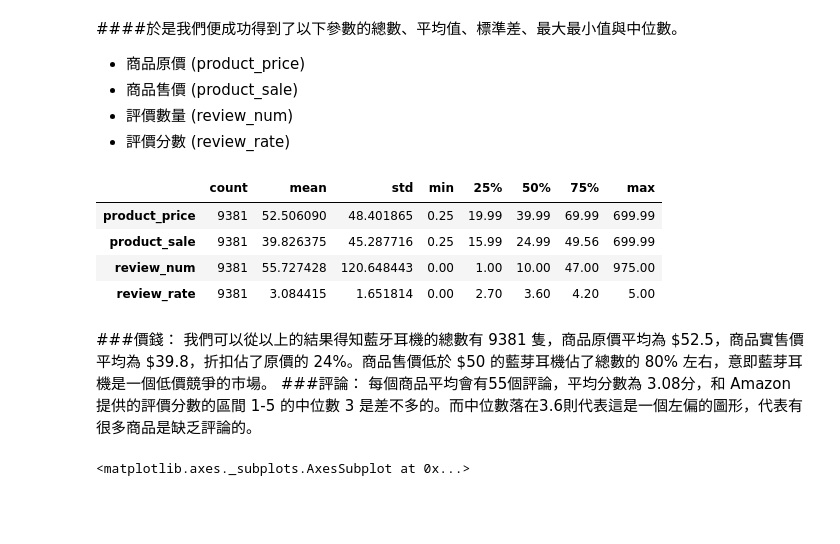
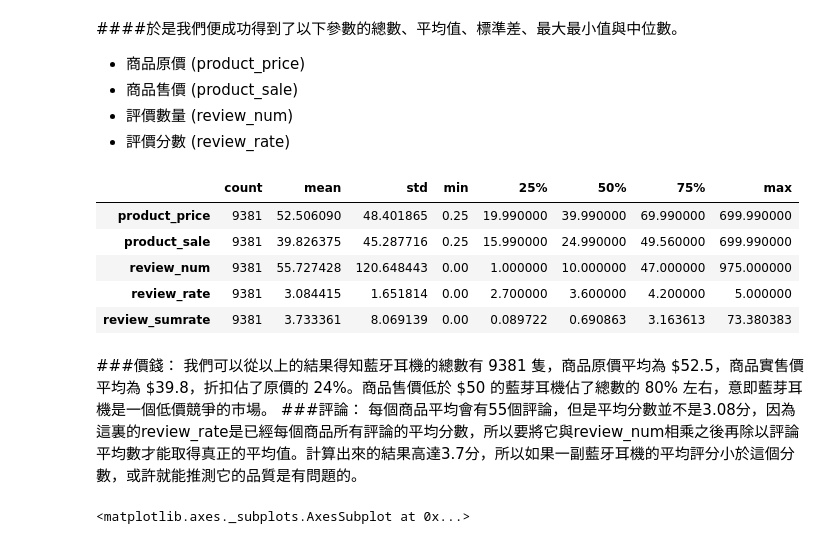
Before and after one commit to paristsai/amazon_review, a Jupyter notebook: analysis/amazon-review.ipynb, the cells around one changed output. Saved outputs shown, nothing was run; the diff lists cells and outputs as text; code cells hidden in the pictures; blank space fills up the shorter version.

```diff
--- a/analysis/amazon-review.ipynb
+++ b/analysis/amazon-review.ipynb
@@ -54,18 +54,20 @@ products = products[products["product_price"] > 0]
 * 評價數量 (review_num)
 * 評價分數 (review_rate)
 # %%
-products[["product_price","product_sale","review_num","review_rate"]].describe().transpose()
+products["review_sumrate"] = products["review_num"] * products["review_rate"] / products["review_num"].mean()
+products[["product_price","product_sale","review_num","review_rate","review_sumrate"]].describe().transpose()
 # %% [output]
 |  | count | mean | std | min | 25% | 50% | 75% | max |
-| product_price | 9381 | 52.506090 | 48.401865 | 0.25 | 19.99 | 39.99 | 69.99 | 699.99 |
-| product_sale | 9381 | 39.826375 | 45.287716 | 0.25 | 15.99 | 24.99 | 49.56 | 699.99 |
-| review_num | 9381 | 55.727428 | 120.648443 | 0.00 | 1.00 | 10.00 | 47.00 | 975.00 |
-| review_rate | 9381 | 3.084415 | 1.651814 | 0.00 | 2.70 | 3.60 | 4.20 | 5.00 |
+| product_price | 9381 | 52.506090 | 48.401865 | 0.25 | 19.990000 | 39.990000 | 69.990000 | 699.990000 |
+| product_sale | 9381 | 39.826375 | 45.287716 | 0.25 | 15.990000 | 24.990000 | 49.560000 | 699.990000 |
+| review_num | 9381 | 55.727428 | 120.648443 | 0.00 | 1.000000 | 10.000000 | 47.000000 | 975.000000 |
+| review_rate | 9381 | 3.084415 | 1.651814 | 0.00 | 2.700000 | 3.600000 | 4.200000 | 5.000000 |
+| review_sumrate | 9381 | 3.733361 | 8.069139 | 0.00 | 0.089722 | 0.690863 | 3.163613 | 73.380383 |
 # %% [markdown]
 ###價錢：
 我們可以從以上的結果得知藍牙耳機的總數有 9381 隻，商品原價平均為 \$52.5，商品實售價平均為 \$39.8，折扣佔了原價的 24%。商品售價低於 $50 的藍芽耳機佔了總數的 80% 左右，意即藍芽耳機是一個低價競爭的市場。
 ###評論：
-每個商品平均會有55個評論，平均分數為 3.08分，和 Amazon 提供的評價分數的區間 1-5 的中位數 3 是差不多的。而中位數落在3.6則代表這是一個左偏的圖形，代表有很多商品是缺乏評論的。
+每個商品平均會有55個評論，但是平均分數並不是3.08分，因為這裏的review_rate是已經每個商品所有評論的平均分數，所以要將它與review_num相乘之後再除以評論平均數才能取得真正的平均值。計算出來的結果高達3.7分，所以如果一副藍牙耳機的平均評分小於這個分數，或許就能推測它的品質是有問題的。
 # %%
 sns.distplot(products.product_sale, kde=False, bins=20, color="b")
 # %% [output]
```
Also changed, not shown: parts of 31 cells of this notebook.
